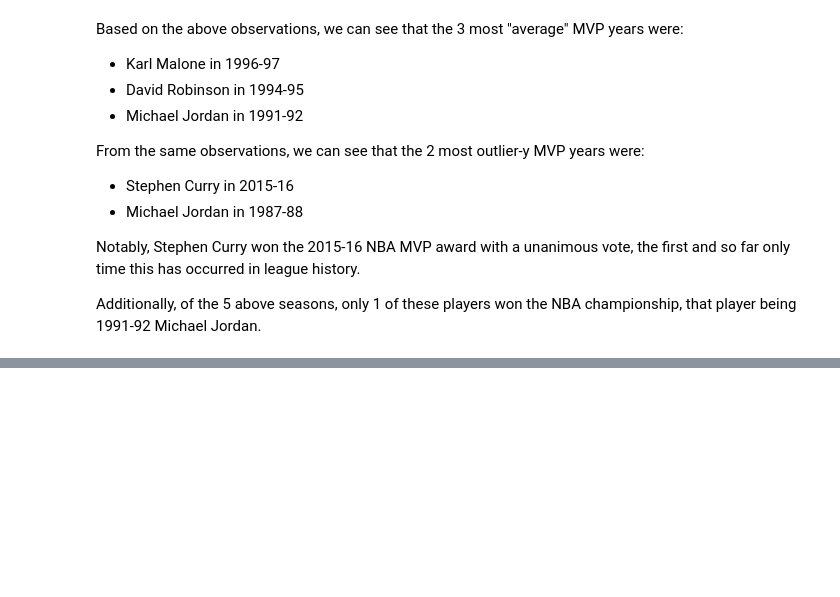
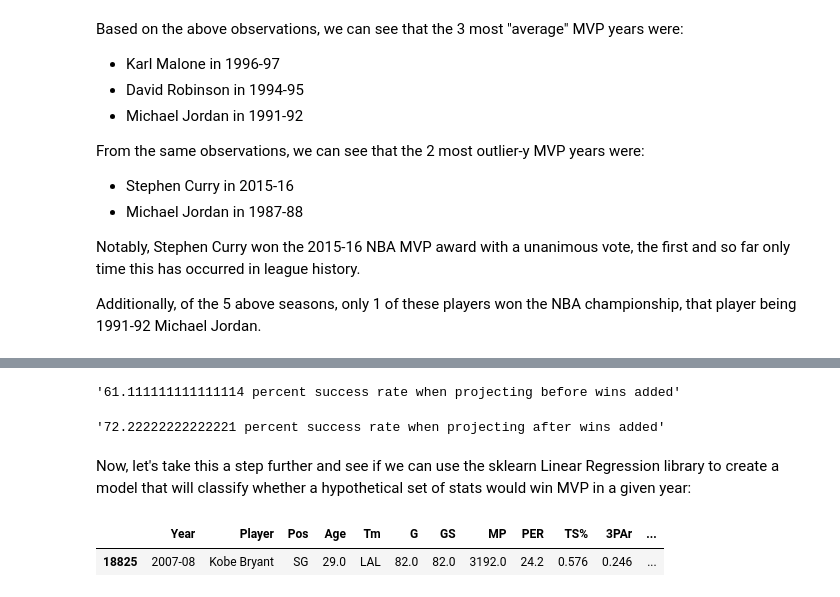
Before and after one commit to sash-wat/cmsc320final, a Jupyter notebook: project.ipynb, the cells around one changed output, grey strips where cells are left out. Cells and saved outputs as stored; diff of their text form; code cells hidden in the pictures; blank space fills up the shorter version.

```diff
--- a/project.ipynb
+++ b/project.ipynb
@@ -400,13 +400,7 @@ def candidates(year):
         tmp.at[index, 'S_WS'] = (row['WS']-wsmean)/wsstd
 
     for index, row in tmp.iterrows():
-        if row['S_PPG'] >= 1:
-            c.append(row['Player'])
-        if row['S_VORP'] >= 2:
-            c.append(row['Player'])
-        if row['S_PER'] >= 2:
-            c.append(row['Player'])
-        if row['S_WS'] >= 2:
+        if row['S_PPG'] >= 1 and row['S_VORP'] >= 2 and row['S_PER'] >= 2 and row['S_WS'] >= 2 and row['G'] >= 41:
             c.append(row['Player'])
 
     # convert to set to eliminate duplicates
@@ -443,0 +508,34 @@ Utilizing my designed method, I was able to correct predict the MVP in just 23 c
+# %%
+matches = 0
+years = 0
+newdf = {'Year': [], 'Player': [], 'MVP Metric': []}
+for index, row in mvpframe.iterrows():
+    if index >= 5 and index <= 22:
+        mvp = mvpframe[mvpframe['Season'] == row['Season']]['Player'].max()
+        l = proj_mvp(row['Season'])
+        l = sorted(l, key = lambda x: x[1])
+        if mvp == (l[len(l)-1])[0]:
+            matches += 1
+        years += 1
+str((matches/years)*100) + " percent success rate when projecting before wins added"
+# %% [output]
+'61.111111111111114 percent success rate when projecting before wins added'
+# %%
+matches = 0
+years = 0
+newdf = {'Year': [], 'Player': [], 'MVP Metric': []}
+for index, row in mvpframe.iterrows():
+    if index >= 5 and index <= 22:
+        mvp = mvpframe[mvpframe['Season'] == row['Season']]['Player'].max()
+        # print(row['Season'])
+        l = proj_mvp_new(row['Season'])
+        l = sorted(l, key = lambda x: x[1])
+        #print(row['Season'] + " Projected MVP: " + str(l[len(l)-1]))
+        if mvp == (l[len(l)-1])[0]:
+            matches += 1
+        years += 1
+str((matches/years)*100) + " percent success rate when projecting after wins added"
+# %% [output]
+'72.22222222222221 percent success rate when projecting after wins added'
+# %% [markdown]
+Now, let's take this a step further and see if we can use the sklearn Linear Regression library to create a model that will classify whether a hypothetical set of stats would win MVP in a given year:
@@ -443,0 +587,6 @@ Utilizing my designed method, I was able to correct predict the MVP in just 23 c
+# %%
+temp = candidates('2007-08')[0]
+temp.loc[temp['Player'] == 'Kobe Bryant']
+# %% [output]
+|  | Year | Player | Pos | Age | Tm | G | GS | MP | PER | TS% | 3PAr | ... |
+| 18825 | 2007-08 | Kobe Bryant | SG | 29.0 | LAL | 82.0 | 82.0 | 3192.0 | 24.2 | 0.576 | 0.246 | ... |
```
Also changed, not shown: parts of 12 cells of this notebook, 1 other file.
